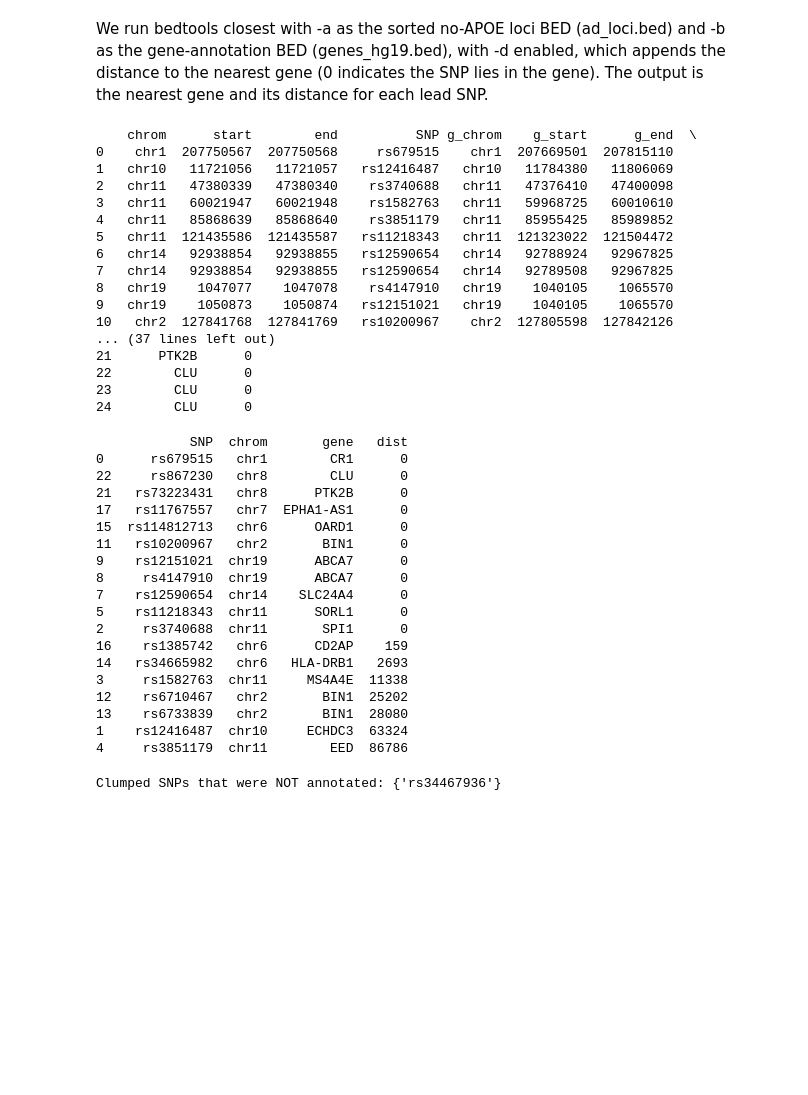
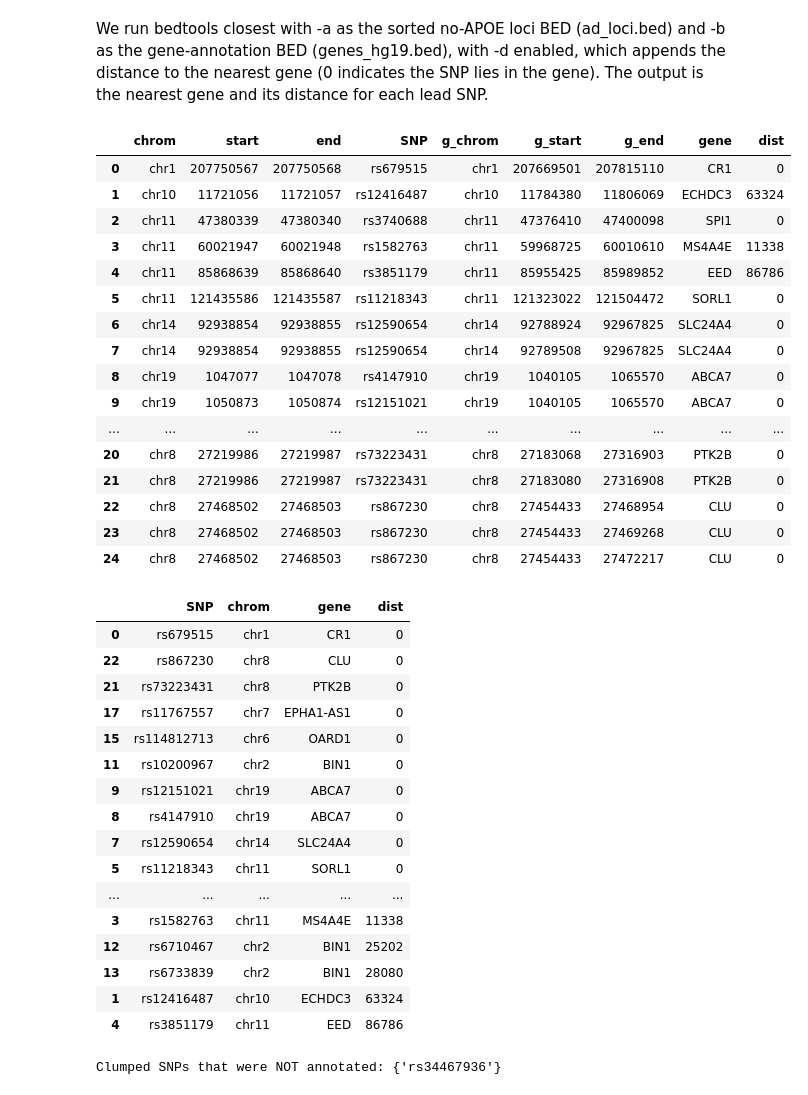
Before and after one commit to rr2526/alzheimers-gwas-pipeline, a Jupyter notebook: ad_gwas_analysis.ipynb, the cells around one changed output. Cells and saved outputs as stored; diff of their text form; code cells hidden in the pictures; blank space fills up the shorter version.

```diff
--- a/ad_gwas_analysis.ipynb
+++ b/ad_gwas_analysis.ipynb
@@ -430,49 +430,47 @@ We run bedtools closest with -a as the sorted no-APOE loci BED (ad_loci.bed) and
 # %%
 cols = ["chrom", "start", "end", "SNP", "g_chrom", "g_start", "g_end", "gene", "dist"]
 near = pd.read_csv("data/processed/ad_nearest_genes.txt", sep="\t", names=cols)
 near_snps = set(near["SNP"])
-print(near)
+near
 # %% [output]
-    chrom      start        end          SNP g_chrom    g_start      g_end  \
-0    chr1  207750567  207750568     rs679515    chr1  207669501  207815110
-1   chr10   11721056   11721057   rs12416487   chr10   11784380   11806069
-2   chr11   47380339   47380340    rs3740688   chr11   47376410   47400098
-3   chr11   60021947   60021948    rs1582763   chr11   59968725   60010610
-4   chr11   85868639   85868640    rs3851179   chr11   85955425   85989852
-5   chr11  121435586  121435587   rs11218343   chr11  121323022  121504472
-6   chr14   92938854   92938855   rs12590654   chr14   92788924   92967825
-7   chr14   92938854   92938855   rs12590654   chr14   92789508   92967825
-8   chr19    1047077    1047078    rs4147910   chr19    1040105    1065570
-9   chr19    1050873    1050874   rs12151021   chr19    1040105    1065570
-10   chr2  127841768  127841769   rs10200967    chr2  127805598  127842126
-... (37 lines left out)
-21      PTK2B      0
-22        CLU      0
-23        CLU      0
-24        CLU      0
+|  | chrom | start | end | SNP | g_chrom | g_start | g_end | gene | dist |
+| 0 | chr1 | 207750567 | 207750568 | rs679515 | chr1 | 207669501 | 207815110 | CR1 | 0 |
+| 1 | chr10 | 11721056 | 11721057 | rs12416487 | chr10 | 11784380 | 11806069 | ECHDC3 | 63324 |
+| 2 | chr11 | 47380339 | 47380340 | rs3740688 | chr11 | 47376410 | 47400098 | SPI1 | 0 |
+| 3 | chr11 | 60021947 | 60021948 | rs1582763 | chr11 | 59968725 | 60010610 | MS4A4E | 11338 |
+| 4 | chr11 | 85868639 | 85868640 | rs3851179 | chr11 | 85955425 | 85989852 | EED | 86786 |
+| 5 | chr11 | 121435586 | 121435587 | rs11218343 | chr11 | 121323022 | 121504472 | SORL1 | 0 |
+| 6 | chr14 | 92938854 | 92938855 | rs12590654 | chr14 | 92788924 | 92967825 | SLC24A4 | 0 |
+| 7 | chr14 | 92938854 | 92938855 | rs12590654 | chr14 | 92789508 | 92967825 | SLC24A4 | 0 |
+| 8 | chr19 | 1047077 | 1047078 | rs4147910 | chr19 | 1040105 | 1065570 | ABCA7 | 0 |
+| 9 | chr19 | 1050873 | 1050874 | rs12151021 | chr19 | 1040105 | 1065570 | ABCA7 | 0 |
+| ... | ... | ... | ... | ... | ... | ... | ... | ... | ... |
+| 20 | chr8 | 27219986 | 27219987 | rs73223431 | chr8 | 27183068 | 27316903 | PTK2B | 0 |
+| 21 | chr8 | 27219986 | 27219987 | rs73223431 | chr8 | 27183080 | 27316908 | PTK2B | 0 |
+| 22 | chr8 | 27468502 | 27468503 | rs867230 | chr8 | 27454433 | 27468954 | CLU | 0 |
+| 23 | chr8 | 27468502 | 27468503 | rs867230 | chr8 | 27454433 | 27469268 | CLU | 0 |
+| 24 | chr8 | 27468502 | 27468503 | rs867230 | chr8 | 27454433 | 27472217 | CLU | 0 |
 # %%
 clean = (near[["SNP", "chrom", "gene", "dist"]].sort_values("dist").drop_duplicates(subset=["SNP", "gene"]))
-print(clean)
+clean
 # %% [output]
-            SNP  chrom       gene   dist
-0      rs679515   chr1        CR1      0
-22     rs867230   chr8        CLU      0
-21   rs73223431   chr8      PTK2B      0
-17   rs11767557   chr7  EPHA1-AS1      0
-15  rs114812713   chr6      OARD1      0
-11   rs10200967   chr2       BIN1      0
-9    rs12151021  chr19      ABCA7      0
-8     rs4147910  chr19      ABCA7      0
-7    rs12590654  chr14    SLC24A4      0
-5    rs11218343  chr11      SORL1      0
-2     rs3740688  chr11       SPI1      0
-16    rs1385742   chr6      CD2AP    159
-14   rs34665982   chr6   HLA-DRB1   2693
-3     rs1582763  chr11     MS4A4E  11338
-12    rs6710467   chr2       BIN1  25202
-13    rs6733839   chr2       BIN1  28080
-1    rs12416487  chr10     ECHDC3  63324
-4     rs3851179  chr11        EED  86786
+|  | SNP | chrom | gene | dist |
+| 0 | rs679515 | chr1 | CR1 | 0 |
+| 22 | rs867230 | chr8 | CLU | 0 |
+| 21 | rs73223431 | chr8 | PTK2B | 0 |
+| 17 | rs11767557 | chr7 | EPHA1-AS1 | 0 |
+| 15 | rs114812713 | chr6 | OARD1 | 0 |
+| 11 | rs10200967 | chr2 | BIN1 | 0 |
+| 9 | rs12151021 | chr19 | ABCA7 | 0 |
+| 8 | rs4147910 | chr19 | ABCA7 | 0 |
+| 7 | rs12590654 | chr14 | SLC24A4 | 0 |
+| 5 | rs11218343 | chr11 | SORL1 | 0 |
+| ... | ... | ... | ... | ... |
+| 3 | rs1582763 | chr11 | MS4A4E | 11338 |
+| 12 | rs6710467 | chr2 | BIN1 | 25202 |
+| 13 | rs6733839 | chr2 | BIN1 | 28080 |
+| 1 | rs12416487 | chr10 | ECHDC3 | 63324 |
+| 4 | rs3851179 | chr11 | EED | 86786 |
 # %%
 missing_snp = clump_snps - near_snps
 print("Clumped SNPs that were NOT annotated:", missing_snp)
```
Also changed, not shown: parts of 6 cells of this notebook.
